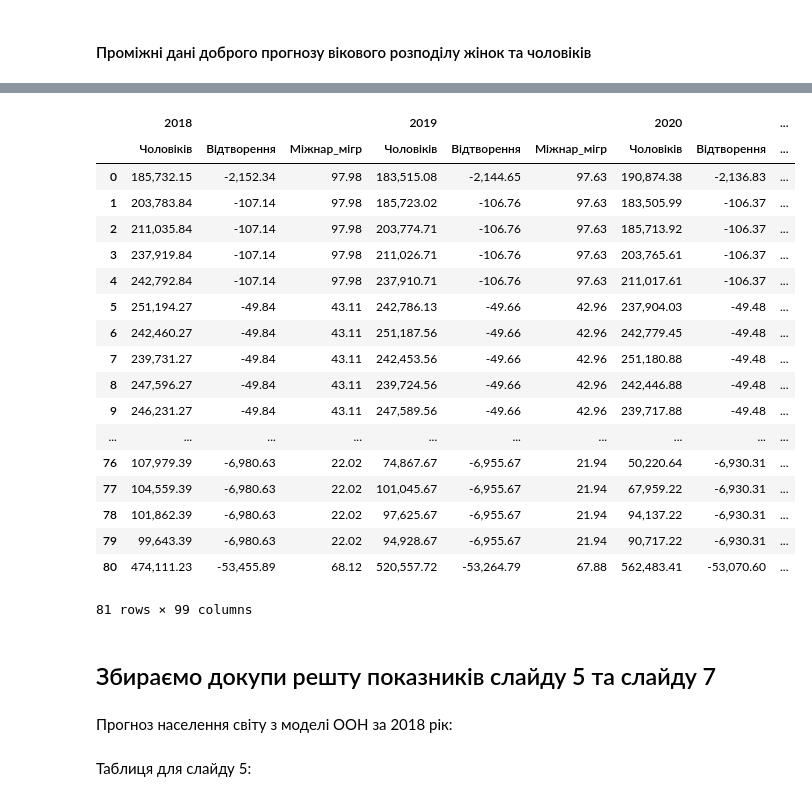
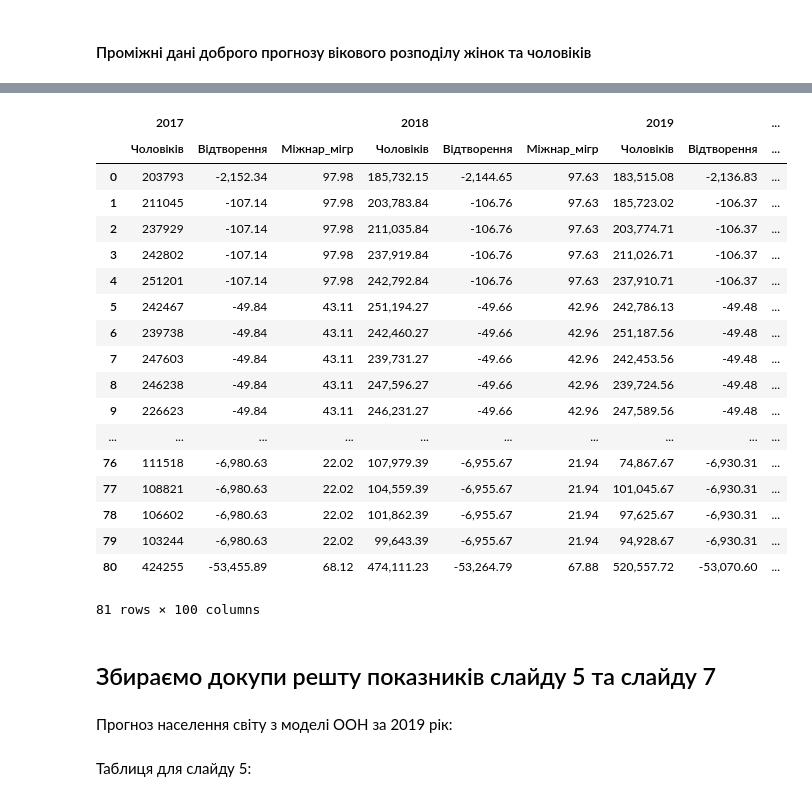
Before and after one commit to lukas1326/UkrViewPresentation, a Jupyter notebook: slide5_7/pop_model_AI_2017.ipynb, the cells around one changed output, grey strips where cells are left out. Cells and saved outputs as stored; diff of their text form; code cells hidden in the pictures.

```diff
--- a/slide5_7/pop_model_AI_2017.ipynb
+++ b/slide5_7/pop_model_AI_2017.ipynb
@@ -20,6 +20,9 @@ $( document ).ready(code_toggle);
 import pandas as pd
 import numpy as np
 from IPython.display import FileLink
+pd.set_option("display.max_rows", None)
+import matplotlib.pyplot as plt
+
 
 #pd.set_option('display.float_format', lambda x: '%.2f' % x)
 pd.options.display.float_format = '{:,.2f}'.format
@@ -476,7 +478,7 @@ def vidtvor_nas_m(year,f_years,m_years,kfert):
         f_years=fy
         m_years=my
         pop_total=pt
-        ye.append(year+1+i)
+        ye.append(year+i)
 
     return pd.DataFrame(z,ye).T
 # %%
@@ -492,7 +494,7 @@ def migrant_m_years(year,f_years,m_years,kfert):
         f_years=fy
         m_years=my
         pop_total=pt
-        ye.append(year+1+i)
+        ye.append(year+i)
 
     return pd.DataFrame(z,ye).T
 # %% [markdown]
@@ -727,29 +731,31 @@ migr_m=migrant_m_years(2017,f,m,kfert_good)
 # %%
 z_order = pd.Categorical(['Чоловіків','Відтворення', 'Міжнар_мігр'],ordered=True)
 table_m2017=pd.concat([opt_m,vidt_m, migr_m], axis=1, keys=z_order).reorder_levels([1,0],axis=1).sort_index(axis=1)
+table_m2017.loc[:,(2017,'Чоловіків')]=pop2017[' чоловіки'].reset_index(drop=True)
+table_m2017.sort_index(axis=1,inplace=True)#.reindex(columns=z_order,level=1)
 table_m2017=table_m2017.reindex(columns=z_order,level=1)
 table_m2017
 # %% [output]
-|  | 2018 |  |  | 2019 |  |  | 2020 |  | ... |
+|  | 2017 |  |  | 2018 |  |  | 2019 |  | ... |
 |  | Чоловіків | Відтворення | Міжнар_мігр | Чоловіків | Відтворення | Міжнар_мігр | Чоловіків | Відтворення | ... |
-| 0 | 185,732.15 | -2,152.34 | 97.98 | 183,515.08 | -2,144.65 | 97.63 | 190,874.38 | -2,136.83 | ... |
-| 1 | 203,783.84 | -107.14 | 97.98 | 185,723.02 | -106.76 | 97.63 | 183,505.99 | -106.37 | ... |
-| 2 | 211,035.84 | -107.14 | 97.98 | 203,774.71 | -106.76 | 97.63 | 185,713.92 | -106.37 | ... |
-| 3 | 237,919.84 | -107.14 | 97.98 | 211,026.71 | -106.76 | 97.63 | 203,765.61 | -106.37 | ... |
-| 4 | 242,792.84 | -107.14 | 97.98 | 237,910.71 | -106.76 | 97.63 | 211,017.61 | -106.37 | ... |
-| 5 | 251,194.27 | -49.84 | 43.11 | 242,786.13 | -49.66 | 42.96 | 237,904.03 | -49.48 | ... |
-| 6 | 242,460.27 | -49.84 | 43.11 | 251,187.56 | -49.66 | 42.96 | 242,779.45 | -49.48 | ... |
-| 7 | 239,731.27 | -49.84 | 43.11 | 242,453.56 | -49.66 | 42.96 | 251,180.88 | -49.48 | ... |
-| 8 | 247,596.27 | -49.84 | 43.11 | 239,724.56 | -49.66 | 42.96 | 242,446.88 | -49.48 | ... |
-| 9 | 246,231.27 | -49.84 | 43.11 | 247,589.56 | -49.66 | 42.96 | 239,717.88 | -49.48 | ... |
+| 0 | 203793 | -2,152.34 | 97.98 | 185,732.15 | -2,144.65 | 97.63 | 183,515.08 | -2,136.83 | ... |
+| 1 | 211045 | -107.14 | 97.98 | 203,783.84 | -106.76 | 97.63 | 185,723.02 | -106.37 | ... |
+| 2 | 237929 | -107.14 | 97.98 | 211,035.84 | -106.76 | 97.63 | 203,774.71 | -106.37 | ... |
+| 3 | 242802 | -107.14 | 97.98 | 237,919.84 | -106.76 | 97.63 | 211,026.71 | -106.37 | ... |
+| 4 | 251201 | -107.14 | 97.98 | 242,792.84 | -106.76 | 97.63 | 237,910.71 | -106.37 | ... |
+| 5 | 242467 | -49.84 | 43.11 | 251,194.27 | -49.66 | 42.96 | 242,786.13 | -49.48 | ... |
+| 6 | 239738 | -49.84 | 43.11 | 242,460.27 | -49.66 | 42.96 | 251,187.56 | -49.48 | ... |
+| 7 | 247603 | -49.84 | 43.11 | 239,731.27 | -49.66 | 42.96 | 242,453.56 | -49.48 | ... |
+| 8 | 246238 | -49.84 | 43.11 | 247,596.27 | -49.66 | 42.96 | 239,724.56 | -49.48 | ... |
+| 9 | 226623 | -49.84 | 43.11 | 246,231.27 | -49.66 | 42.96 | 247,589.56 | -49.48 | ... |
 | ... | ... | ... | ... | ... | ... | ... | ... | ... | ... |
-| 76 | 107,979.39 | -6,980.63 | 22.02 | 74,867.67 | -6,955.67 | 21.94 | 50,220.64 | -6,930.31 | ... |
-| 77 | 104,559.39 | -6,980.63 | 22.02 | 101,045.67 | -6,955.67 | 21.94 | 67,959.22 | -6,930.31 | ... |
-| 78 | 101,862.39 | -6,980.63 | 22.02 | 97,625.67 | -6,955.67 | 21.94 | 94,137.22 | -6,930.31 | ... |
-| 79 | 99,643.39 | -6,980.63 | 22.02 | 94,928.67 | -6,955.67 | 21.94 | 90,717.22 | -6,930.31 | ... |
-| 80 | 474,111.23 | -53,455.89 | 68.12 | 520,557.72 | -53,264.79 | 67.88 | 562,483.41 | -53,070.60 | ... |
+| 76 | 111518 | -6,980.63 | 22.02 | 107,979.39 | -6,955.67 | 21.94 | 74,867.67 | -6,930.31 | ... |
+| 77 | 108821 | -6,980.63 | 22.02 | 104,559.39 | -6,955.67 | 21.94 | 101,045.67 | -6,930.31 | ... |
+| 78 | 106602 | -6,980.63 | 22.02 | 101,862.39 | -6,955.67 | 21.94 | 97,625.67 | -6,930.31 | ... |
+| 79 | 103244 | -6,980.63 | 22.02 | 99,643.39 | -6,955.67 | 21.94 | 94,928.67 | -6,930.31 | ... |
+| 80 | 424255 | -53,455.89 | 68.12 | 474,111.23 | -53,264.79 | 67.88 | 520,557.72 | -53,070.60 | ... |
-81 rows × 99 columns
+81 rows × 100 columns
 # %% [markdown]
 ## Збираємо докупи решту показників слайду 5 та слайду 7
 # %% [markdown]
-Прогноз населення світу з моделі ООН за 2018 рік:
+Прогноз населення світу з моделі ООН за 2019 рік:
```
Also changed, not shown: parts of 9 cells of this notebook, 4 other files.
